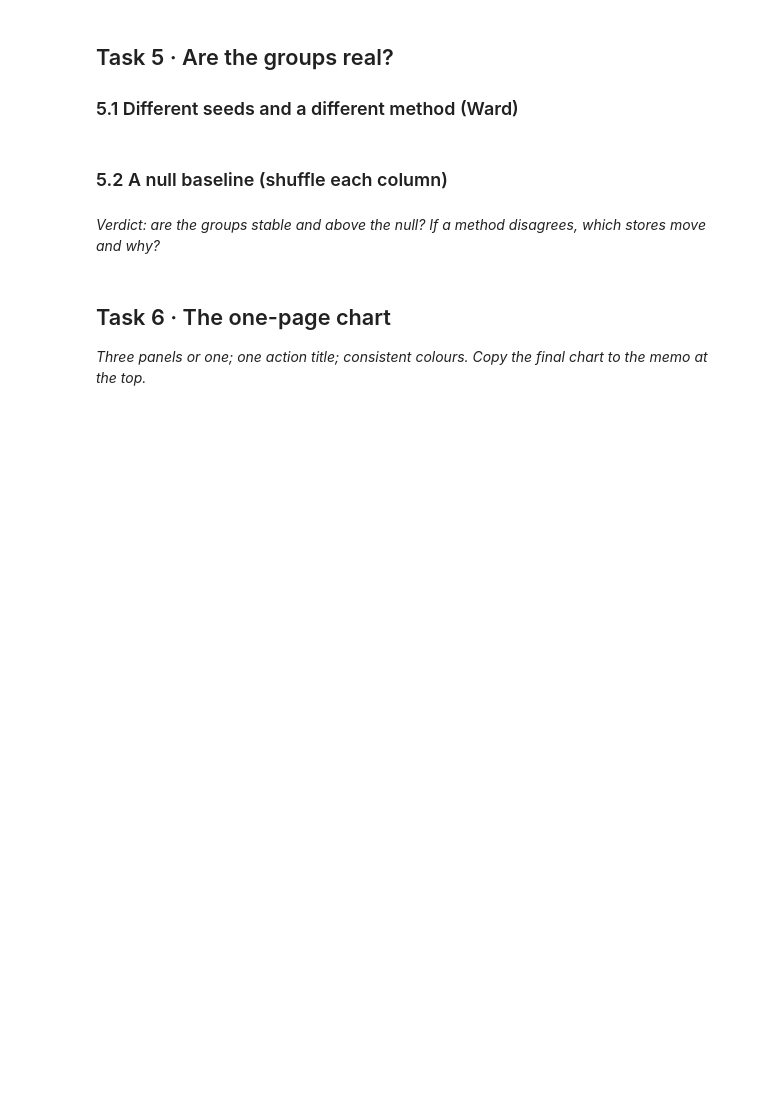
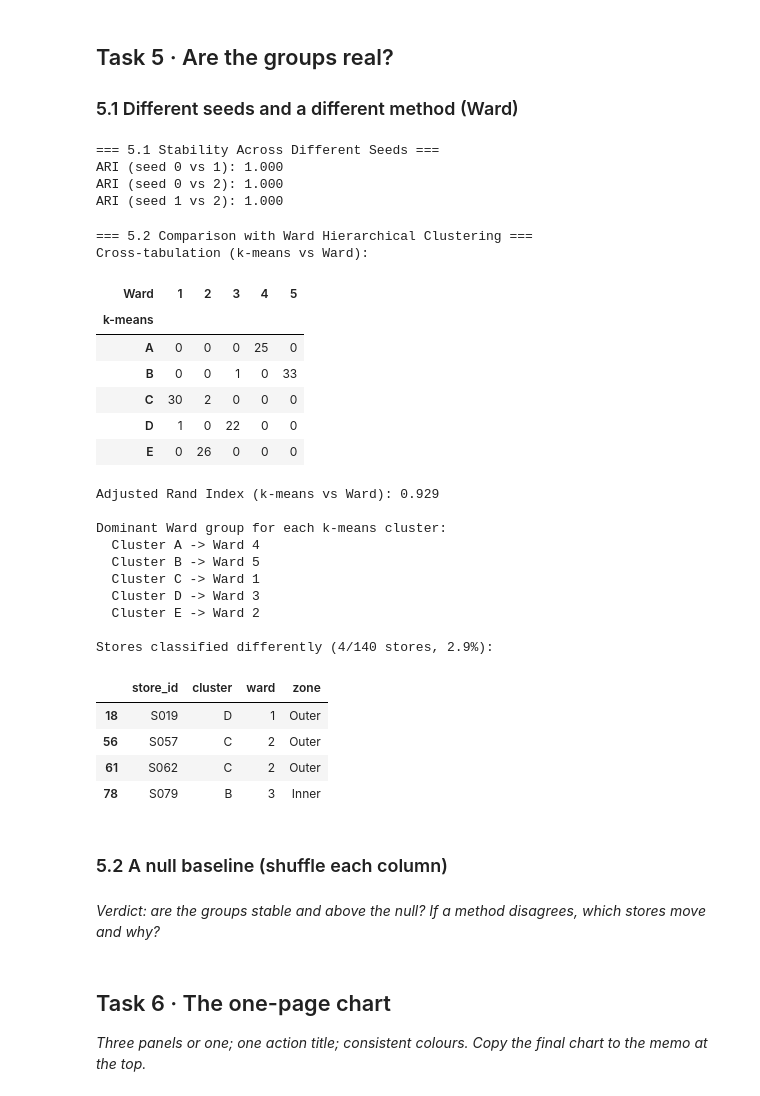
Before and after one commit to hwinhwork-dot/DataViz_Day04_Group, a Jupyter notebook: homework/gh4_gomart_stores/GH4_Team10.ipynb, the cells around one changed output. Drawn from its saved outputs; the diff is of its cells as text; code cells hidden in the pictures; blank space fills up the shorter version.

```diff
--- a/homework/gh4_gomart_stores/GH4_Team10.ipynb
+++ b/homework/gh4_gomart_stores/GH4_Team10.ipynb
@@ -375,2 +551,75 @@ We choose k = 5 because inertia decreases sharply from k = 2 to k = 5, then decl
+# %%
+# Task 5.1 · Check stability across different random seeds
+K = 5
+Z = X_scaled
+
+# 1. Run KMeans with 3 different random seeds
+seeds = [0, 1, 2]
+labs = [KMeans(n_clusters=K, n_init=10, random_state=s).fit(Z).labels_ for s in seeds]
+
+print("=== 5.1 Stability Across Different Seeds ===")
+print(f"ARI (seed 0 vs 1): {adjusted_rand_score(labs[0], labs[1]):.3f}")
+print(f"ARI (seed 0 vs 2): {adjusted_rand_score(labs[0], labs[2]):.3f}")
+print(f"ARI (seed 1 vs 2): {adjusted_rand_score(labs[1], labs[2]):.3f}")
+# %% [output]
+=== 5.1 Stability Across Different Seeds ===
+ARI (seed 0 vs 1): 1.000
+ARI (seed 0 vs 2): 1.000
+ARI (seed 1 vs 2): 1.000
+# %%
+# Compare with Ward hierarchical clustering
+from scipy.cluster.hierarchy import linkage, fcluster
+
+print("\n=== 5.2 Comparison with Ward Hierarchical Clustering ===")
+L = linkage(Z, method="ward")
+ward = fcluster(L, K, criterion="maxclust")
+df["ward"] = ward
+
+# Cross-tabulation between K-Means (A-E) and Ward (1-5)
+letters = ["A", "B", "C", "D", "E"]
+ct = pd.crosstab(df["cluster"], df["ward"], rownames=["k-means"], colnames=["Ward"]).loc[letters]
+print("Cross-tabulation (k-means vs Ward):")
+display(ct)
+
+ari_ward = adjusted_rand_score(df["cluster"], ward)
+print(f"Adjusted Rand Index (k-means vs Ward): {ari_ward:.3f}")
+
+# Identify stores classified differently
+# 'home' maps each k-means cluster to its dominant Ward group
+home = ct.idxmax(axis=1)
+print("\nDominant Ward group for each k-means cluster:")
+for ltr, h in home.items():
+    print(f"  Cluster {ltr} -> Ward {h}")
+
+moved_mask = df["ward"] != df["cluster"].map(home).values
+moved = df.loc[moved_mask, ["store_id", "cluster", "ward", "zone"]]
+
+print(f"\nStores classified differently ({len(moved)}/140 stores, {len(moved)/len(df)*100:.1f}%):")
+display(moved)
+# %% [output]
+=== 5.2 Comparison with Ward Hierarchical Clustering ===
+Cross-tabulation (k-means vs Ward):
+| Ward | 1 | 2 | 3 | 4 | 5 |
+| k-means |  |  |  |  |  |
+| A | 0 | 0 | 0 | 25 | 0 |
+| B | 0 | 0 | 1 | 0 | 33 |
+| C | 30 | 2 | 0 | 0 | 0 |
+| D | 1 | 0 | 22 | 0 | 0 |
+| E | 0 | 26 | 0 | 0 | 0 |
+Adjusted Rand Index (k-means vs Ward): 0.929
+
+Dominant Ward group for each k-means cluster:
+  Cluster A -> Ward 4
+  Cluster B -> Ward 5
+  Cluster C -> Ward 1
+  Cluster D -> Ward 3
+  Cluster E -> Ward 2
+
+Stores classified differently (4/140 stores, 2.9%):
+|  | store_id | cluster | ward | zone |
+| 18 | S019 | D | 1 | Outer |
+| 56 | S057 | C | 2 | Outer |
+| 61 | S062 | C | 2 | Outer |
+| 78 | S079 | B | 3 | Inner |
 # %% [markdown]
 ### 5.2 A null baseline (shuffle each column)
```
Also changed, not shown: parts of 12 cells of this notebook.
